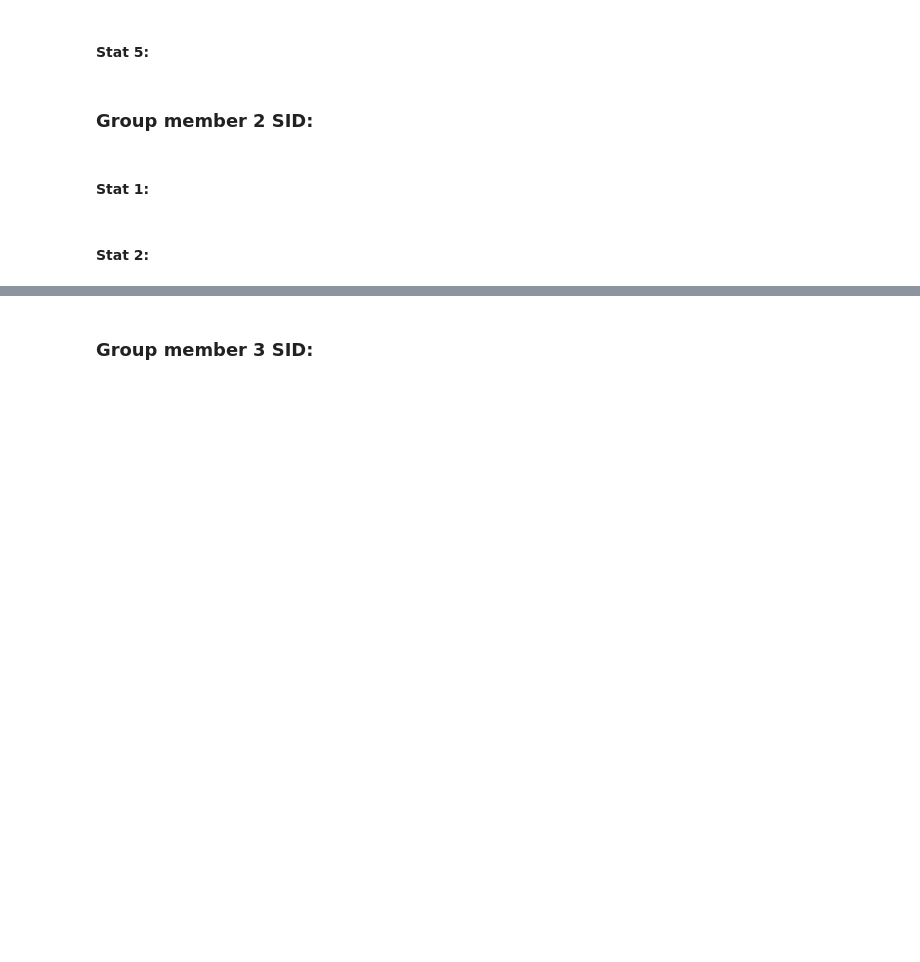
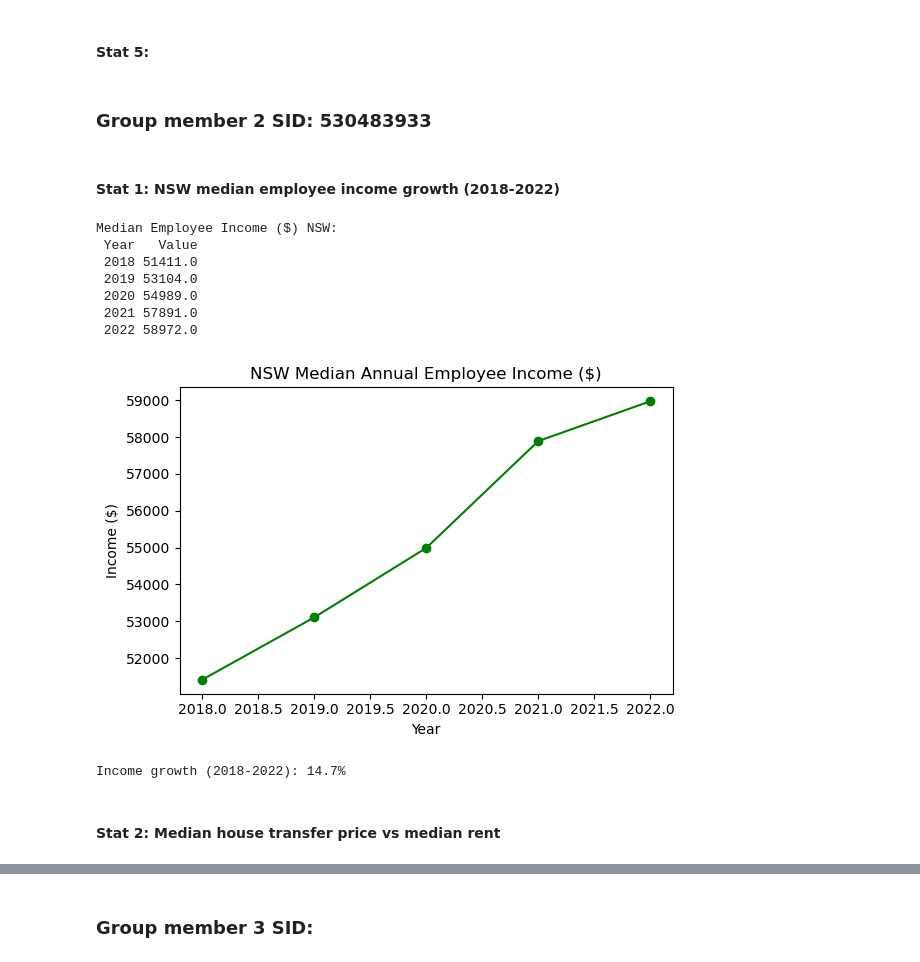
Before and after one commit to Rven66/DATA2001-Assignment_1, a Jupyter notebook: DATA2001-Assignment_1.ipynb, the cells around one changed output, grey strips where cells are left out. Drawn from its saved outputs; the diff is of its cells as text; code cells hidden in the pictures; blank space fills up the shorter version.

Commit message:
added two of my stats

```diff
--- a/DATA2001-Assignment_1.ipynb
+++ b/DATA2001-Assignment_1.ipynb
@@ -211,9 +211,34 @@ print(region_long_clean[region_long_clean["Measure Code"] == "CENSUS_34"])
 #### Stat 4:
 # %% [markdown]
 #### Stat 5:
-# %% [markdown]
-### Group member 2 SID:
+# %% [markdown]
+### Group member 2 SID: 530483933
 # %% [markdown]
-#### Stat 1:
+#### Stat 1: NSW median employee income growth (2018-2022)
+# %%
+income = region_long_clean[region_long_clean['Measure Code'] == 'INCOME_2'].copy() #Median employee income
+income['Year'] = pd.to_numeric(income['Year'], errors='coerce')
+income = income.sort_values('Year')
+print('Median Employee Income ($) NSW:')
+print(income[['Year', 'Value']].to_string(index=False))
+
+income.plot(x='Year', y='Value', marker='o', legend=False, color='green', figsize=(6,4))
+plt.title('NSW Median Annual Employee Income ($)')
+plt.ylabel('Income ($)')
+plt.tight_layout()
+plt.show()
+
+pct = ((income['Value'].iloc[-1] - income['Value'].iloc[0]) / income['Value'].iloc[0]) * 100
+print(f'\nIncome growth ({int(income["Year"].iloc[0])}-{int(income["Year"].iloc[-1])}): {pct:.1f}%')
+# %% [output]
+Median Employee Income ($) NSW:
+ Year   Value
+ 2018 51411.0
+ 2019 53104.0
+ 2020 54989.0
+ 2021 57891.0
+ 2022 58972.0
+[figure, added]
+Income growth (2018-2022): 14.7%
 # %% [markdown]
-#### Stat 2:
+#### Stat 2: Median house transfer price vs median rent
```
Also changed, not shown: parts of 6 cells of this notebook.
